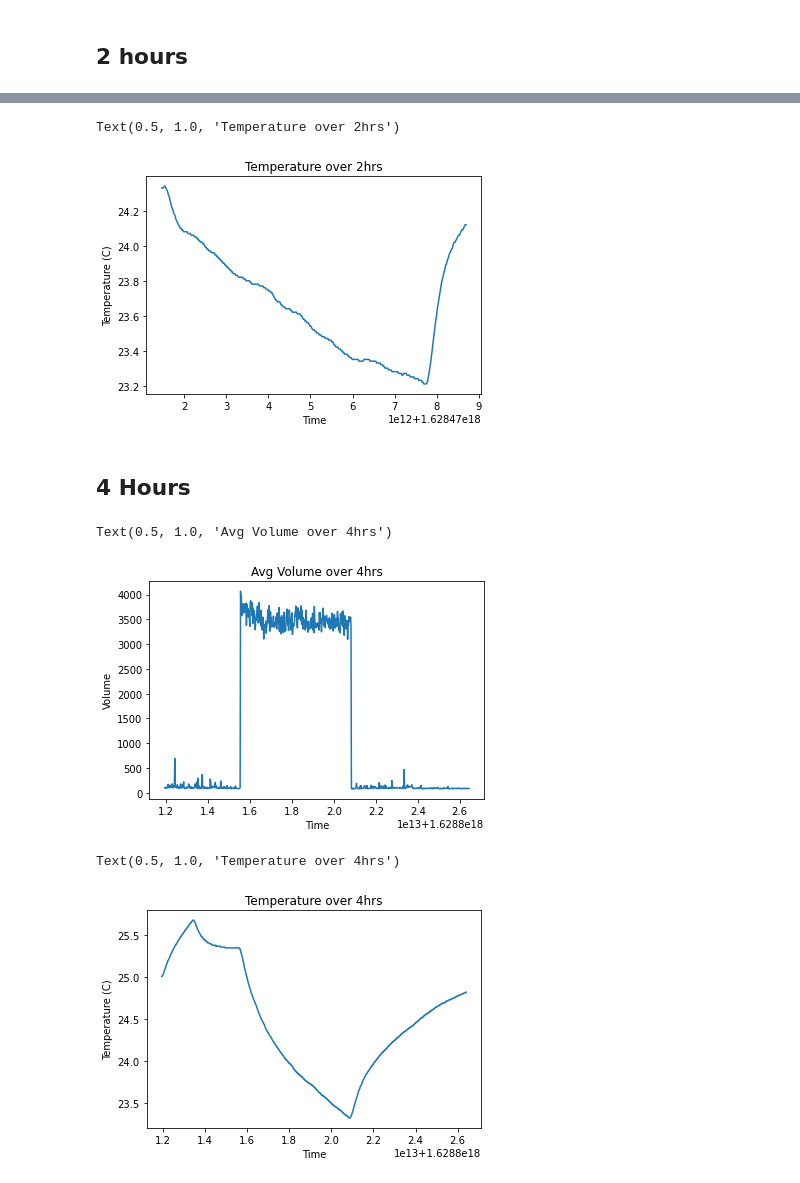
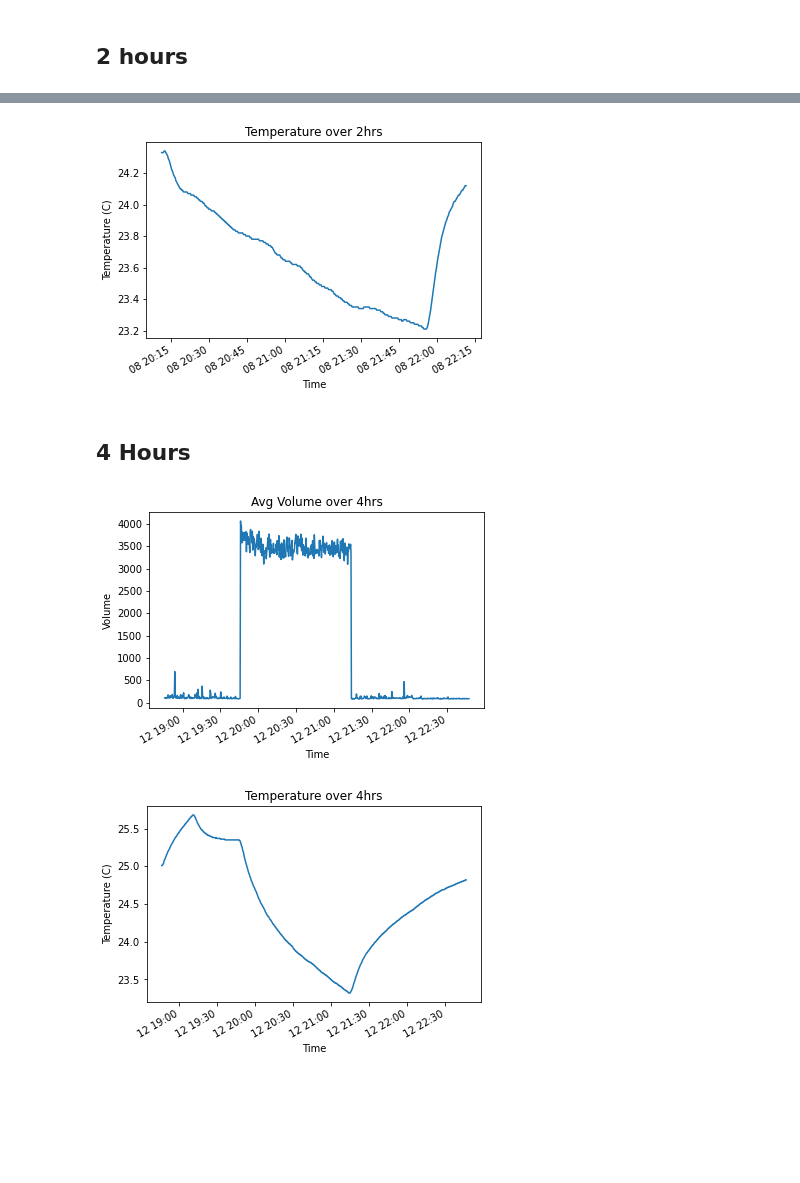
Before and after one commit to ddiLab/SageEdu, a Jupyter notebook: projects/AC Plots.ipynb, the cells around one changed output, grey strips where cells are left out. Drawn from its saved outputs; the diff is of its cells as text; code cells hidden in the pictures; blank space fills up the shorter version.

```diff
--- a/projects/AC Plots.ipynb
+++ b/projects/AC Plots.ipynb
@@ -5,6 +6,10 @@ audio2 = np.loadtxt("./volumeLog_2hr.csv", delimiter=",")
 temp2 = np.loadtxt("../enviSensor/tempLog_2hr.csv", delimiter=",")
 audio4 = np.loadtxt("./volumeLog_4hrs.csv", delimiter=",")
 temp4 = np.loadtxt("../enviSensor/tempLog_4hrs.csv", delimiter=",")
+# %%
+def toDate(t):
+    return datetime.datetime.fromtimestamp(t / 1e9)
+vToDate = np.vectorize(toDate)
 # %% [markdown]
 ## 2 hours
 # %%
@@ -30,26 +35,26 @@ Text(0.5, 1.0, 'Avg Volume over 2hrs')
 # %%
-plt.plot(temp2[1:, 0], temp2[1:,1], label='Avg')
+plt.plot(vToDate(temp2[1:, 0]), temp2[1:,1], label='Avg')
 plt.xlabel('Time')
 plt.ylabel('Temperature (C)')
 plt.title("Temperature over 2hrs")
+plt.gcf().autofmt_xdate()
 # %% [output]
-Text(0.5, 1.0, 'Temperature over 2hrs')
-[figure, old version]
+[figure, new version]
 # %% [markdown]
 ## 4 Hours
 # %%
-plt.plot(audio4[1:, 0], audio4[1:,1], label='Avg')
+plt.plot(vToDate(audio4[1:, 0]), audio4[1:,1], label='Avg')
 plt.xlabel('Time')
 plt.ylabel('Volume')
 plt.title("Avg Volume over 4hrs")
+plt.gcf().autofmt_xdate()
 # %% [output]
-Text(0.5, 1.0, 'Avg Volume over 4hrs')
-[figure, old version]
+[figure, new version]
 # %%
-plt.plot(temp4[1:, 0], temp4[1:,1], label='Avg')
+plt.plot(vToDate(temp4[1:, 0]), temp4[1:,1], label='Avg')
 plt.xlabel('Time')
 plt.ylabel('Temperature (C)')
 plt.title("Temperature over 4hrs")
+plt.gcf().autofmt_xdate()
 # %% [output]
-Text(0.5, 1.0, 'Temperature over 4hrs')
-[figure, old version]
+[figure, new version]
```
Also changed, not shown: parts of 3 cells of this notebook.
